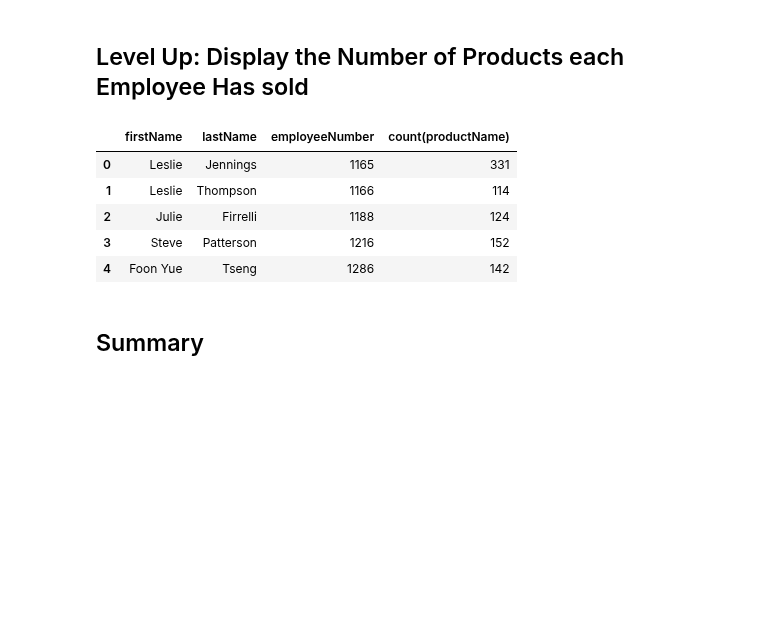
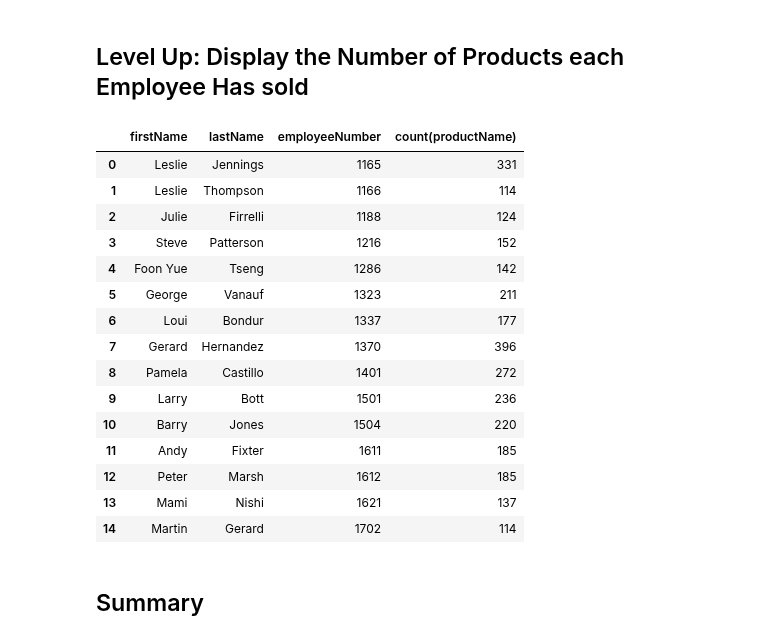
Before and after one commit to graceh3/dsc-1-05-11-join-statements-lab-nyc-ds-career-012819, a Jupyter notebook: index.ipynb, the cells around one changed output. Saved outputs shown, nothing was run; the diff lists cells and outputs as text; code cells hidden in the pictures; blank space fills up the shorter version.

```diff
--- a/index.ipynb
+++ b/index.ipynb
@@ -175,25 +175,35 @@ df.head()
 # %%
 #Your code here
 cursor.execute('''SELECT firstName, lastName, employeeNumber, count(productName) FROM employees
                         INNER JOIN customers
                             on employees.employeeNumber = customers.salesRepEmployeeNumber
                         LEFT JOIN orders
                             on customers.customerNumber = orders.customerNumber
                         LEFT JOIN orderdetails
                             on orders.orderNumber = orderdetails.orderNumber
                         LEFT JOIN products
                             on orderdetails.productCode = products.productCode
                         GROUP by employeeNumber''')
 df = pd.DataFrame(cursor.fetchall())
 df.columns = [i[0] for i in cursor.description]
-df.head()
+df
 # %% [output]
 |  | firstName | lastName | employeeNumber | count(productName) |
 | 0 | Leslie | Jennings | 1165 | 331 |
 | 1 | Leslie | Thompson | 1166 | 114 |
 | 2 | Julie | Firrelli | 1188 | 124 |
 | 3 | Steve | Patterson | 1216 | 152 |
 | 4 | Foon Yue | Tseng | 1286 | 142 |
+| 5 | George | Vanauf | 1323 | 211 |
+| 6 | Loui | Bondur | 1337 | 177 |
+| 7 | Gerard | Hernandez | 1370 | 396 |
+| 8 | Pamela | Castillo | 1401 | 272 |
+| 9 | Larry | Bott | 1501 | 236 |
+| 10 | Barry | Jones | 1504 | 220 |
+| 11 | Andy | Fixter | 1611 | 185 |
+| 12 | Peter | Marsh | 1612 | 185 |
+| 13 | Mami | Nishi | 1621 | 137 |
+| 14 | Martin | Gerard | 1702 | 114 |
 # %% [markdown]
 ## Summary
 # %% [markdown]
```
